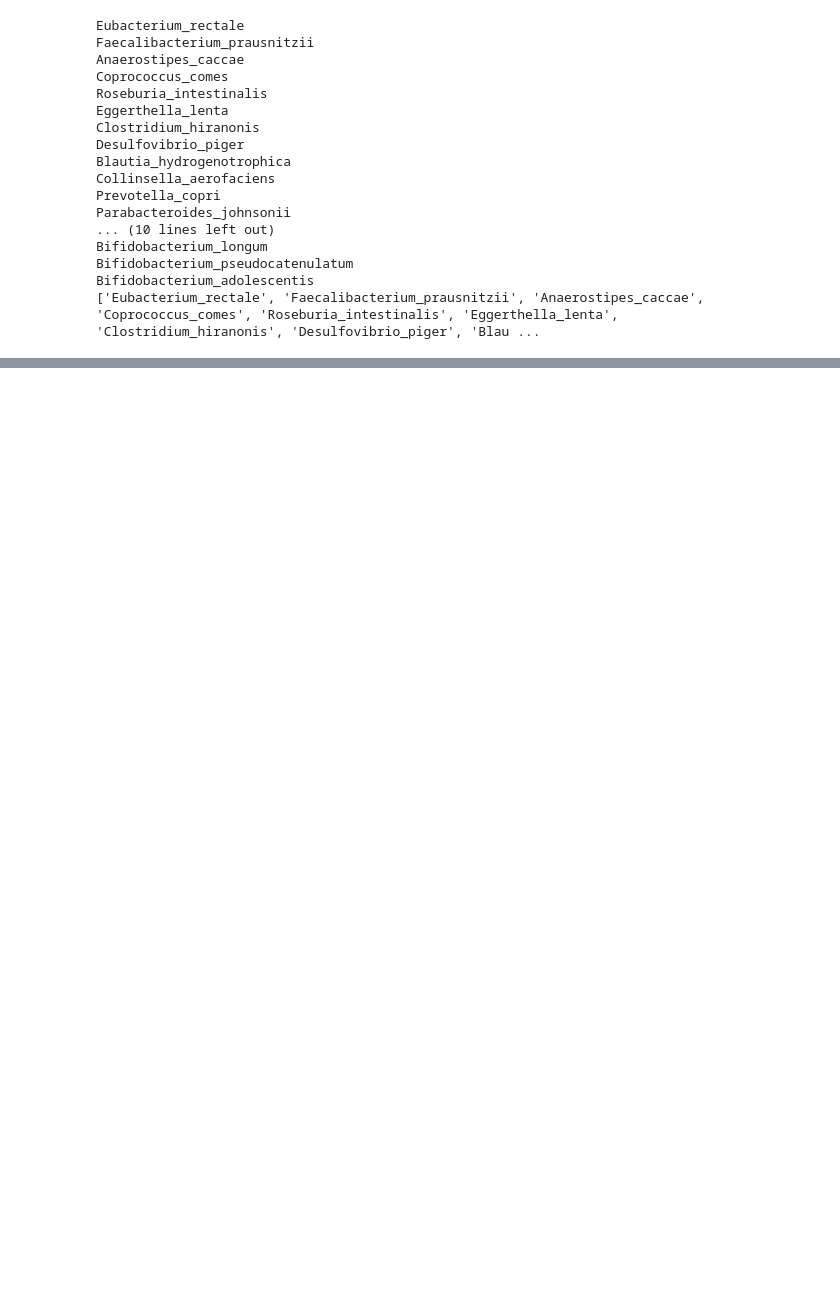
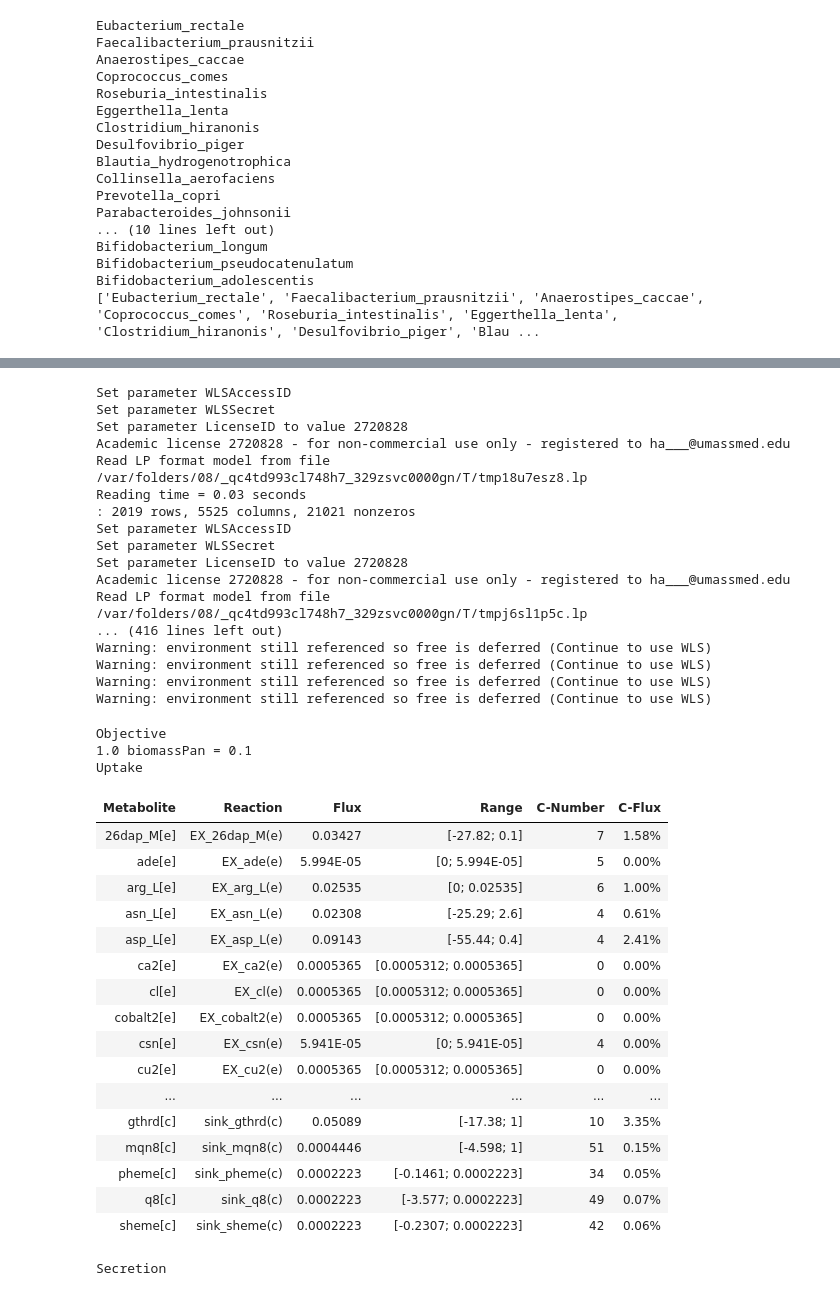
Before and after one commit to haydengallo/glv_dfba, a Jupyter notebook: FVA_testing.ipynb, the cells around one changed output, grey strips where cells are left out. Saved outputs shown, nothing was run; the diff lists cells and outputs as text; code cells hidden in the pictures; blank space fills up the shorter version.

```diff
--- a/FVA_testing.ipynb
+++ b/FVA_testing.ipynb
@@ -441,0 +415,41 @@ Name: EX_ac(e), dtype: float64
+# %%
+correct_model_dict_order['Bifidobacterium_longum'].summary(fva = 0.99)
+# %% [output]
+Set parameter WLSAccessID
+Set parameter WLSSecret
+Set parameter LicenseID to value 2720828
+Academic license 2720828 - for non-commercial use only - registered to ha___@umassmed.edu
+Read LP format model from file /var/folders/08/_qc4td993cl748h7_329zsvc0000gn/T/tmp18u7esz8.lp
+Reading time = 0.03 seconds
+: 2019 rows, 5525 columns, 21021 nonzeros
+Set parameter WLSAccessID
+Set parameter WLSSecret
+Set parameter LicenseID to value 2720828
+Academic license 2720828 - for non-commercial use only - registered to ha___@umassmed.edu
+Read LP format model from file /var/folders/08/_qc4td993cl748h7_329zsvc0000gn/T/tmpj6sl1p5c.lp
+... (416 lines left out)
+Warning: environment still referenced so free is deferred (Continue to use WLS)
+Warning: environment still referenced so free is deferred (Continue to use WLS)
+Warning: environment still referenced so free is deferred (Continue to use WLS)
+Warning: environment still referenced so free is deferred (Continue to use WLS)
+Objective
+1.0 biomassPan = 0.1
+Uptake
+| Metabolite | Reaction | Flux | Range | C-Number | C-Flux |
+| 26dap_M[e] | EX_26dap_M(e) | 0.03427 | [-27.82; 0.1] | 7 | 1.58% |
+| ade[e] | EX_ade(e) | 5.994E-05 | [0; 5.994E-05] | 5 | 0.00% |
+| arg_L[e] | EX_arg_L(e) | 0.02535 | [0; 0.02535] | 6 | 1.00% |
+| asn_L[e] | EX_asn_L(e) | 0.02308 | [-25.29; 2.6] | 4 | 0.61% |
+| asp_L[e] | EX_asp_L(e) | 0.09143 | [-55.44; 0.4] | 4 | 2.41% |
+| ca2[e] | EX_ca2(e) | 0.0005365 | [0.0005312; 0.0005365] | 0 | 0.00% |
+| cl[e] | EX_cl(e) | 0.0005365 | [0.0005312; 0.0005365] | 0 | 0.00% |
+| cobalt2[e] | EX_cobalt2(e) | 0.0005365 | [0.0005312; 0.0005365] | 0 | 0.00% |
+| csn[e] | EX_csn(e) | 5.941E-05 | [0; 5.941E-05] | 4 | 0.00% |
+| cu2[e] | EX_cu2(e) | 0.0005365 | [0.0005312; 0.0005365] | 0 | 0.00% |
+| ... | ... | ... | ... | ... | ... |
+| gthrd[c] | sink_gthrd(c) | 0.05089 | [-17.38; 1] | 10 | 3.35% |
+| mqn8[c] | sink_mqn8(c) | 0.0004446 | [-4.598; 1] | 51 | 0.15% |
+| pheme[c] | sink_pheme(c) | 0.0002223 | [-0.1461; 0.0002223] | 34 | 0.05% |
+| q8[c] | sink_q8(c) | 0.0002223 | [-3.577; 0.0002223] | 49 | 0.07% |
+| sheme[c] | sink_sheme(c) | 0.0002223 | [-0.2307; 0.0002223] | 42 | 0.06% |
+Secretion
```
Also changed, not shown: parts of 15 cells of this notebook, 2 other files.
